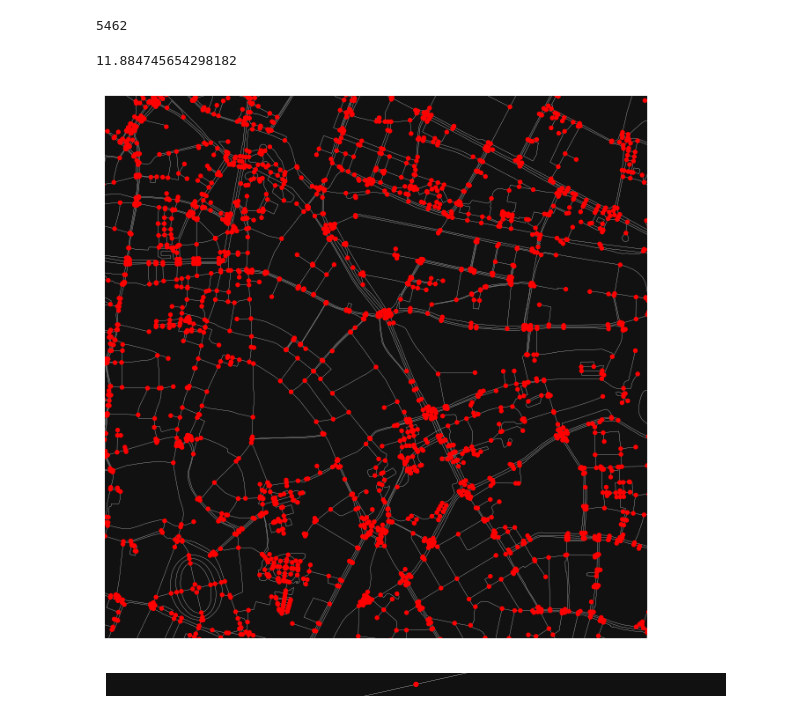
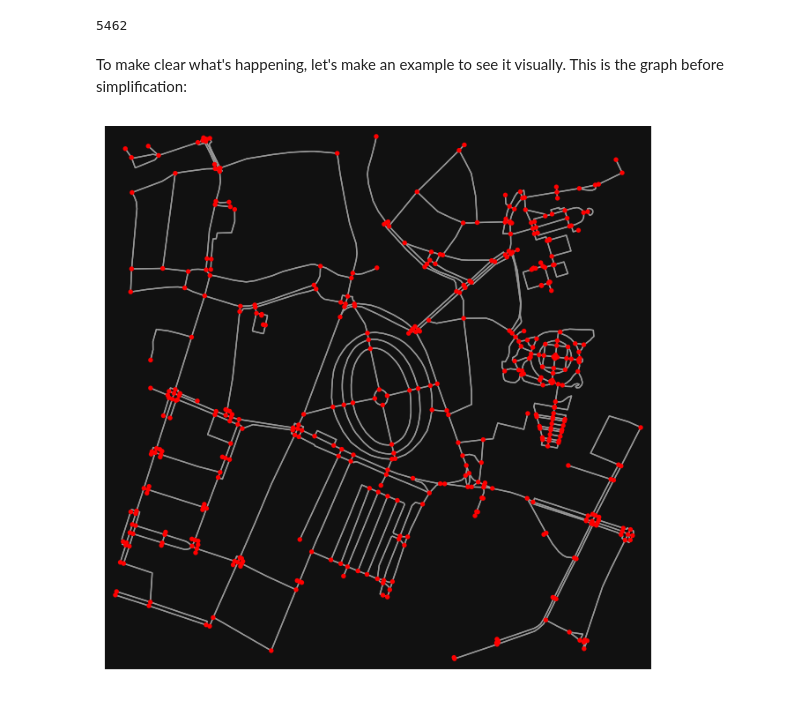
Before and after one commit to danielcharles0/LFN2324, a Jupyter notebook: Analysis.ipynb, the cells around one changed output. Cells and saved outputs as stored; diff of their text form; code cells hidden in the pictures.

```diff
--- a/Analysis.ipynb
+++ b/Analysis.ipynb
@@ -37,24 +39,11 @@ len(G2)
 # %% [output]
 5462
-# %%
-gdf_nodes = ox.graph_to_gdfs(G_padova, edges=False)
-x, y = gdf_nodes['geometry'].unary_union.centroid.xy
-print(x[0])
-# %% [output]
-11.884745654298182
-# %%
-center_node = ox.distance.nearest_nodes(G_padova, x[0], y[0])
-c_x = G_padova.nodes[center_node]['x']
-c_y = G_padova.nodes[center_node]['y']
-bbox = ox.utils_geo.bbox_from_point((c_y,c_x), dist=1000)
-fig, ax = ox.plot_graph(G_padova, node_color="r", edge_linewidth=0.2, bbox=bbox)
-# %% [output]
-[figure, removed]
-# %%
-center_node = ox.distance.nearest_nodes(G2, x[0], y[0])
-c_x = G2.nodes[center_node]['x']
-c_y = G2.nodes[center_node]['y']
-bbox = ox.utils_geo.bbox_from_point((c_y, c_x), dist=1000)
-fig, ax = ox.plot_graph(G2, node_color="r", edge_linewidth=0.2, bbox=bbox)
-# %% [output]
-[figure, removed]
+# %% [markdown]
+To make clear what's happening, let's make an example to see it visually.
+This is the graph before simplification:
+# %%
+point = 45.39840,11.87644
+G_ex = ox.graph_from_point(point, network_type="walk", dist=500)
+fig, ax = ox.plot_graph(G_ex, node_color="r")
+# %% [output]
+[figure, added]
```
Also changed, not shown: parts of 20 cells of this notebook, 2 other files.
